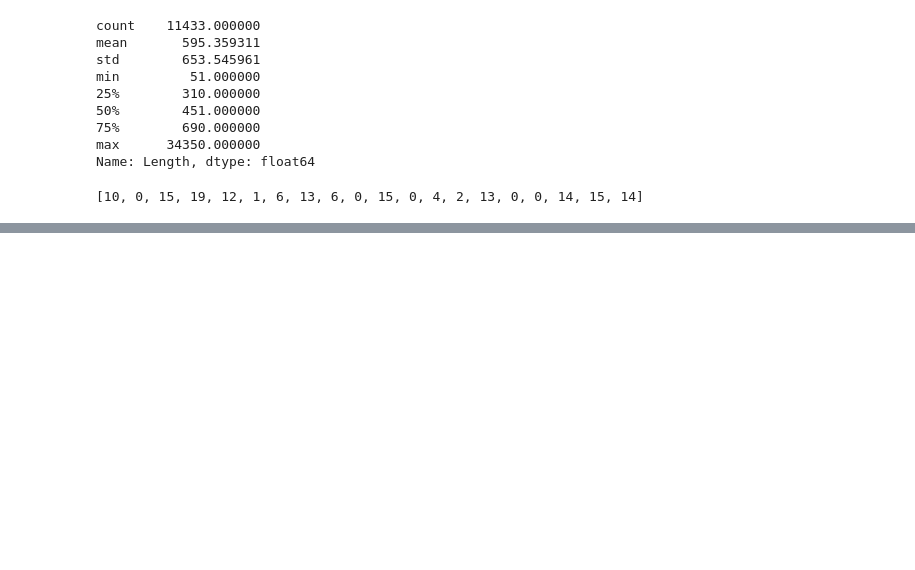
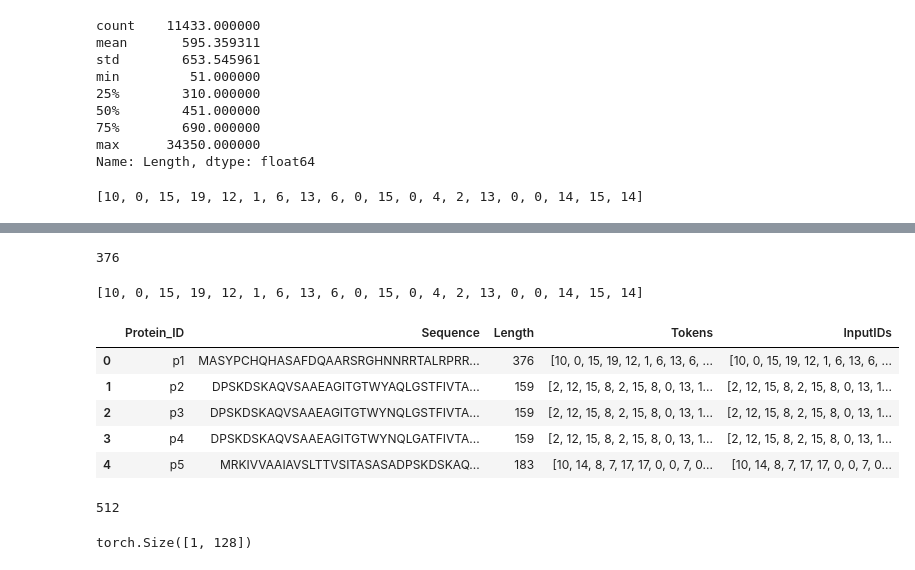
Before and after one commit to shivaamsingh/PharmaGPT, a Jupyter notebook: notebooks/09_protein_encoder.ipynb, the cells around one changed output, grey strips where cells are left out. Drawn from its saved outputs; the diff is of its cells as text; code cells hidden in the pictures; blank space fills up the shorter version.

Commit message:
Create drug-protein interaction dataset

```diff
--- a/notebooks/09_protein_encoder.ipynb
+++ b/notebooks/09_protein_encoder.ipynb
@@ -15,0 +28,8 @@ print(
+# %%
+protein_df = pd.DataFrame({
+    "Protein_ID": [r.id for r in records],
+    "Description": [r.description for r in records],
+    "Sequence": [str(r.seq) for r in records]
+})
+
+protein_df.head()
@@ -101,3 +109,10 @@ encode_protein(
 )
 # %% [output]
 [10, 0, 15, 19, 12, 1, 6, 13, 6, 0, 15, 0, 4, 2, 13, 0, 0, 14, 15, 14]
+# %%
+protein_df["Length"] = (
+    protein_df["Sequence"]
+    .apply(len)
+)
+
+protein_df["Length"].describe()
@@ -103,0 +129,7 @@ encode_protein(
+# %%
+protein_df["Tokens"] = (
+    protein_df["Sequence"]
+    .apply(encode_protein)
+)
+
+protein_df.head()
@@ -103,0 +143,42 @@ encode_protein(
+# %%
+len(
+    protein_df.iloc[0]["Tokens"]
+)
+# %% [output]
+376
+# %%
+protein_df.iloc[0]["Tokens"][:20]
+# %% [output]
+[10, 0, 15, 19, 12, 1, 6, 13, 6, 0, 15, 0, 4, 2, 13, 0, 0, 14, 15, 14]
+# %%
+MAX_LEN = 512
+
+def pad_sequence(tokens):
+
+    tokens = tokens[:MAX_LEN]
+
+    padding = [0] * (
+        MAX_LEN - len(tokens)
+    )
+
+    return tokens + padding
+
+protein_df["InputIDs"] = (
+    protein_df["Tokens"]
+    .apply(pad_sequence)
+)
+
+protein_df.head()
+# %% [output]
+|  | Protein_ID | Sequence | Length | Tokens | InputIDs |
+| 0 | p1 | MASYPCHQHASAFDQAARSRGHNNRRTALRPRR... | 376 | [10, 0, 15, 19, 12, 1, 6, 13, 6, ... | [10, 0, 15, 19, 12, 1, 6, 13, 6, ... |
+| 1 | p2 | DPSKDSKAQVSAAEAGITGTWYAQLGSTFIVTA... | 159 | [2, 12, 15, 8, 2, 15, 8, 0, 13, 1... | [2, 12, 15, 8, 2, 15, 8, 0, 13, 1... |
+| 2 | p3 | DPSKDSKAQVSAAEAGITGTWYNQLGSTFIVTA... | 159 | [2, 12, 15, 8, 2, 15, 8, 0, 13, 1... | [2, 12, 15, 8, 2, 15, 8, 0, 13, 1... |
+| 3 | p4 | DPSKDSKAQVSAAEAGITGTWYNQLGATFIVTA... | 159 | [2, 12, 15, 8, 2, 15, 8, 0, 13, 1... | [2, 12, 15, 8, 2, 15, 8, 0, 13, 1... |
+| 4 | p5 | MRKIVVAAIAVSLTTVSITASASADPSKDSKAQ... | 183 | [10, 14, 8, 7, 17, 17, 0, 0, 7, 0... | [10, 14, 8, 7, 17, 17, 0, 0, 7, 0... |
+# %%
+len(
+    protein_df.iloc[0]["InputIDs"]
+)
+# %% [output]
+512
@@ -103,0 +223,16 @@ encode_protein(
+# %%
+model = ProteinEncoder()
+
+sample = torch.tensor(
+    [
+        protein_df.iloc[0]["InputIDs"]
+    ]
+)
+
+output = model(sample)
+
+print(
+    output.shape
+)
+# %% [output]
+torch.Size([1, 128])
```
Also changed, not shown: parts of 22 cells of this notebook, 1 other file.
